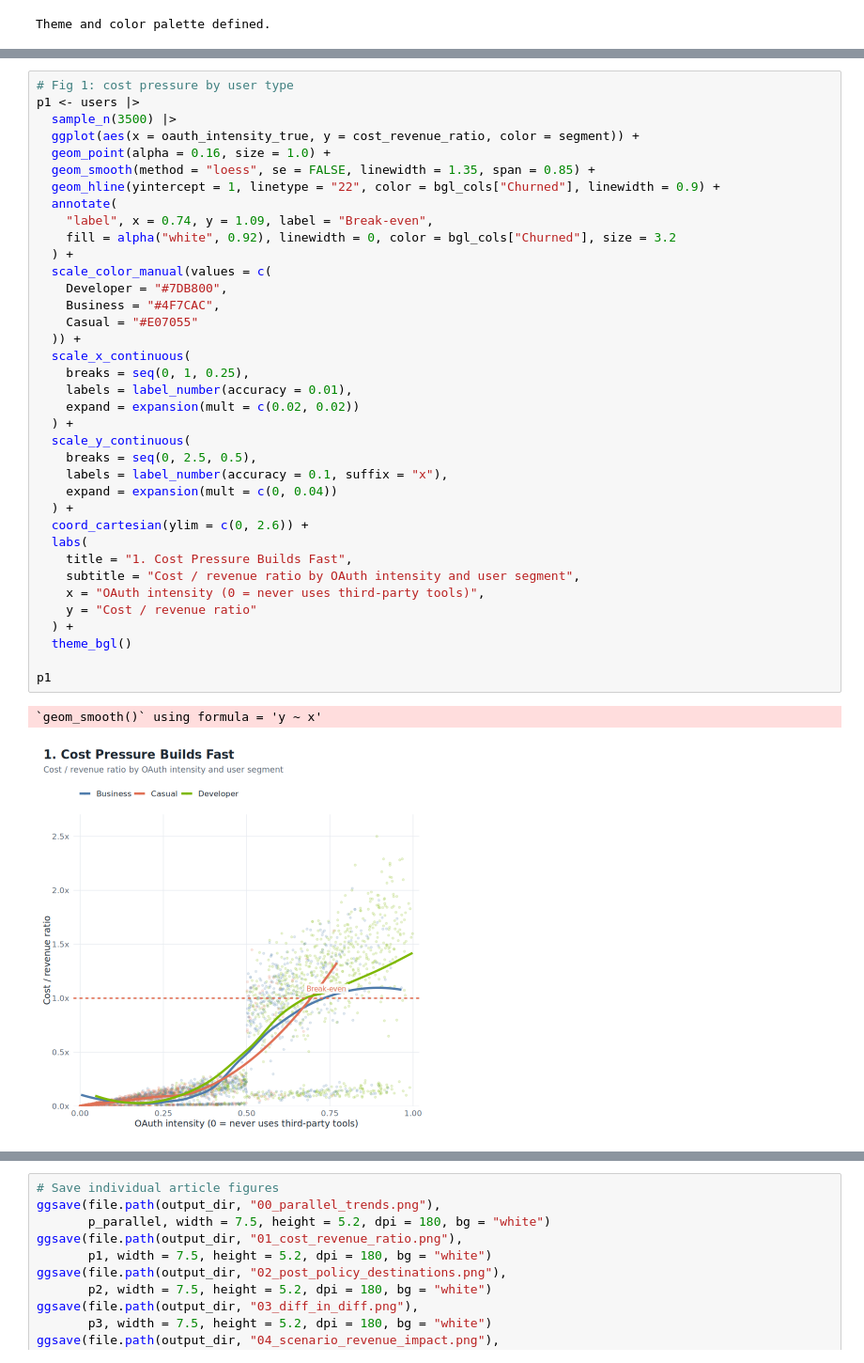
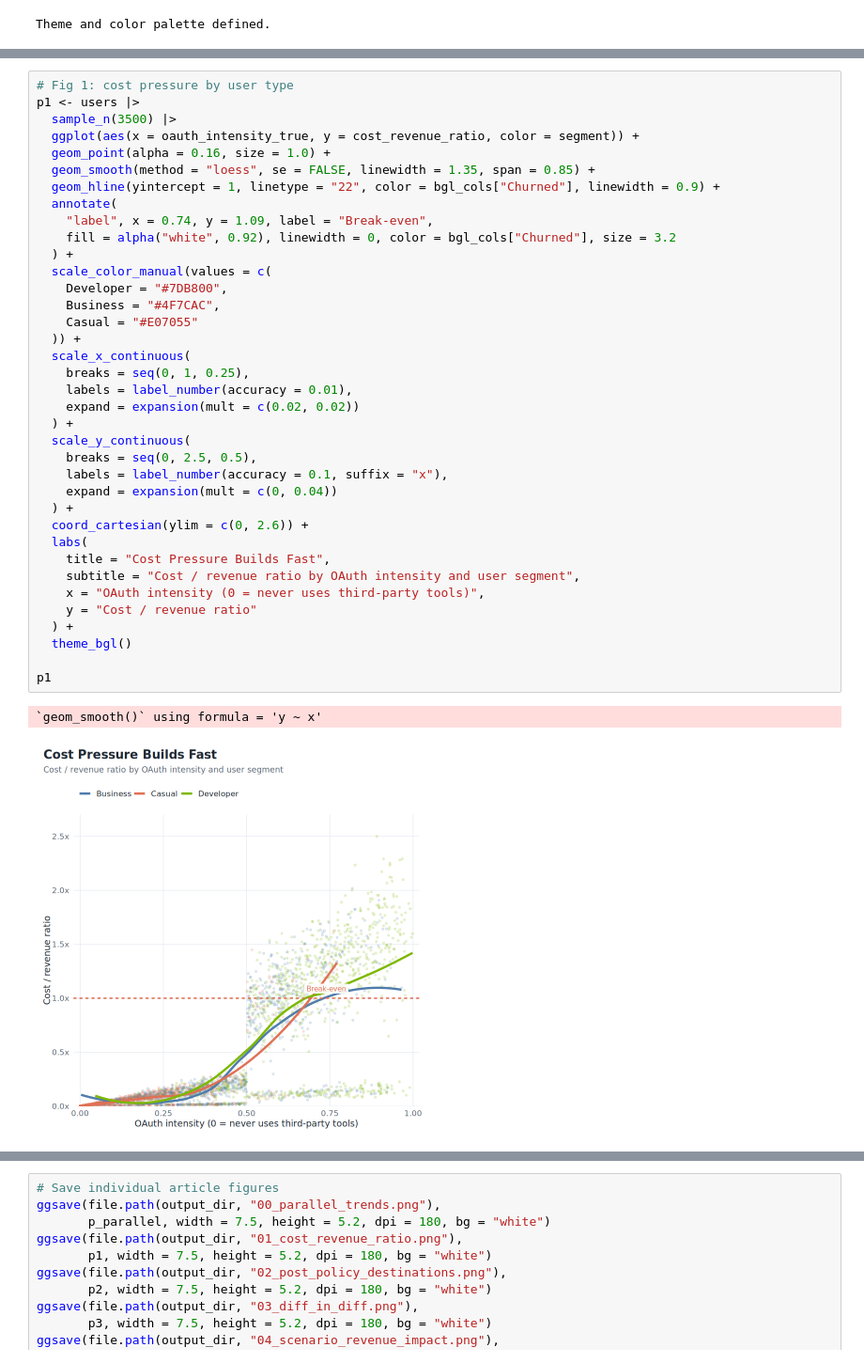
Before and after one commit to johntribbia/bouldergearlab, a Jupyter notebook: content/data-projects/rate-limit/rate_limit.ipynb, the cells around one changed output, grey strips where cells are left out. Shown at 94% size. Drawn from its saved outputs; the diff is of its cells as text.

```diff
--- a/content/data-projects/rate-limit/rate_limit.ipynb
+++ b/content/data-projects/rate-limit/rate_limit.ipynb
@@ -678,35 +678,35 @@ p1 <- users |>
   annotate(
     "label", x = 0.74, y = 1.09, label = "Break-even",
     fill = alpha("white", 0.92), linewidth = 0, color = bgl_cols["Churned"], size = 3.2
   ) +
   scale_color_manual(values = c(
     Developer = "#7DB800",
     Business = "#4F7CAC",
     Casual = "#E07055"
   )) +
   scale_x_continuous(
     breaks = seq(0, 1, 0.25),
     labels = label_number(accuracy = 0.01),
     expand = expansion(mult = c(0.02, 0.02))
   ) +
   scale_y_continuous(
     breaks = seq(0, 2.5, 0.5),
     labels = label_number(accuracy = 0.1, suffix = "x"),
     expand = expansion(mult = c(0, 0.04))
   ) +
   coord_cartesian(ylim = c(0, 2.6)) +
   labs(
-    title = "1. Cost Pressure Builds Fast",
+    title = "Cost Pressure Builds Fast",
     subtitle = "Cost / revenue ratio by OAuth intensity and user segment",
     x = "OAuth intensity (0 = never uses third-party tools)",
     y = "Cost / revenue ratio"
   ) +
   theme_bgl()
 
 p1
 # %% [output]
 `geom_smooth()` using formula = 'y ~ x'
-[figure, old version]
+[figure, new version]
 # %%
 # Fig 2: post-policy destinations for heavy users
 dest_data <- users |>
```
Also changed, not shown: parts of 6 cells of this notebook, 8 other files.
